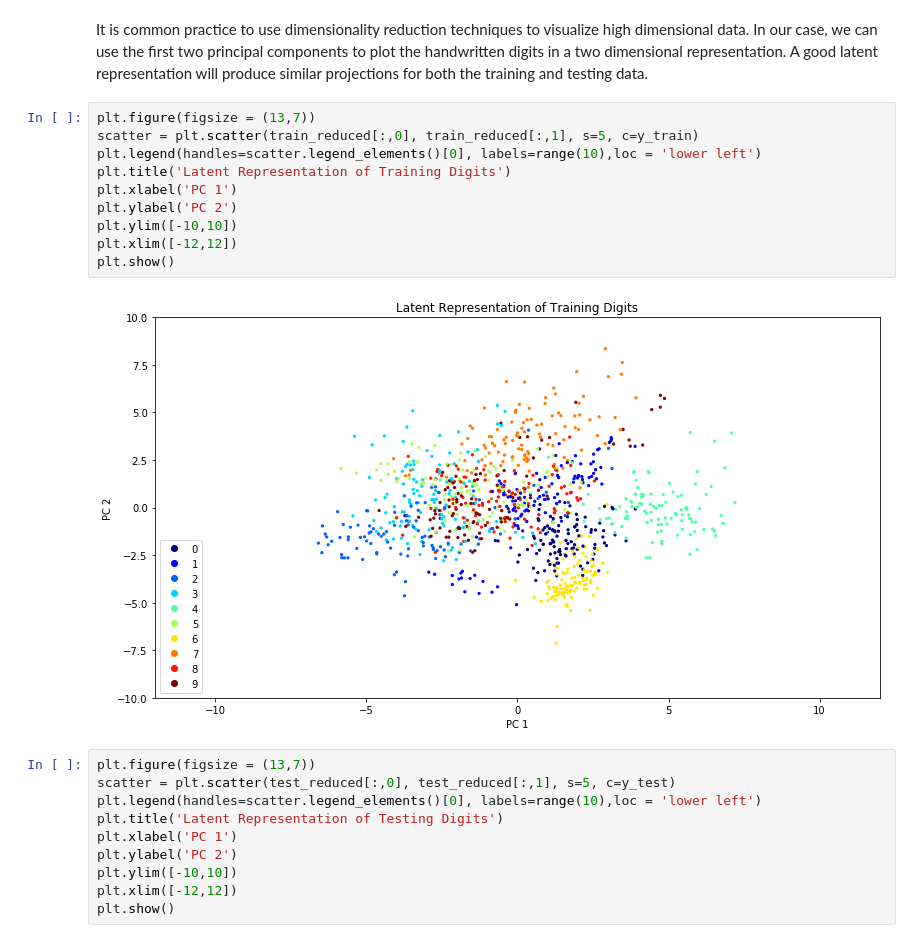
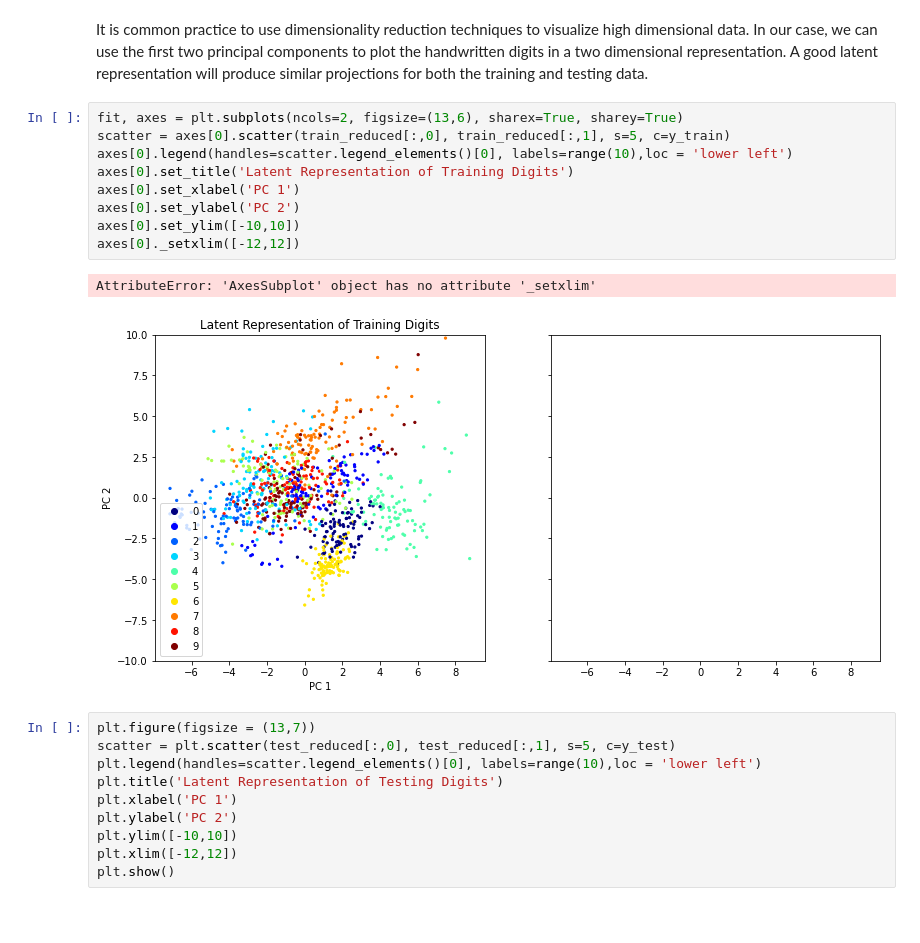
Before and after one commit to melizalab/comp-neurosci, a Jupyter notebook: 5-Machine-Learning.ipynb, the cells around one changed output. Drawn from its saved outputs; the diff is of its cells as text; blank space fills up the shorter version.

```diff
--- a/5-Machine-Learning.ipynb
+++ b/5-Machine-Learning.ipynb
@@ -365,17 +367,17 @@ New dimensionality: 5
 # %% [markdown]
 It is common practice to use dimensionality reduction techniques to visualize high dimensional data. In our case, we can use the first two principal components to plot the handwritten digits in a two dimensional representation. A good latent representation will produce similar projections for both the training and testing data.
 # %%
-plt.figure(figsize = (13,7))
-scatter = plt.scatter(train_reduced[:,0], train_reduced[:,1], s=5, c=y_train)
-plt.legend(handles=scatter.legend_elements()[0], labels=range(10),loc = 'lower left')
-plt.title('Latent Representation of Training Digits')
-plt.xlabel('PC 1')
-plt.ylabel('PC 2')
-plt.ylim([-10,10])
-plt.xlim([-12,12])
-plt.show()
+fit, axes = plt.subplots(ncols=2, figsize=(13,6), sharex=True, sharey=True)
+scatter = axes[0].scatter(train_reduced[:,0], train_reduced[:,1], s=5, c=y_train)
+axes[0].legend(handles=scatter.legend_elements()[0], labels=range(10),loc = 'lower left')
+axes[0].set_title('Latent Representation of Training Digits')
+axes[0].set_xlabel('PC 1')
+axes[0].set_ylabel('PC 2')
+axes[0].set_ylim([-10,10])
+axes[0]._setxlim([-12,12])
 # %% [output]
+AttributeError: 'AxesSubplot' object has no attribute '_setxlim'
-[figure, old version]
+[figure, new version]
 # %%
 plt.figure(figsize = (13,7))
 scatter = plt.scatter(test_reduced[:,0], test_reduced[:,1], s=5, c=y_test)
```
Also changed, not shown: parts of 10 cells of this notebook.
